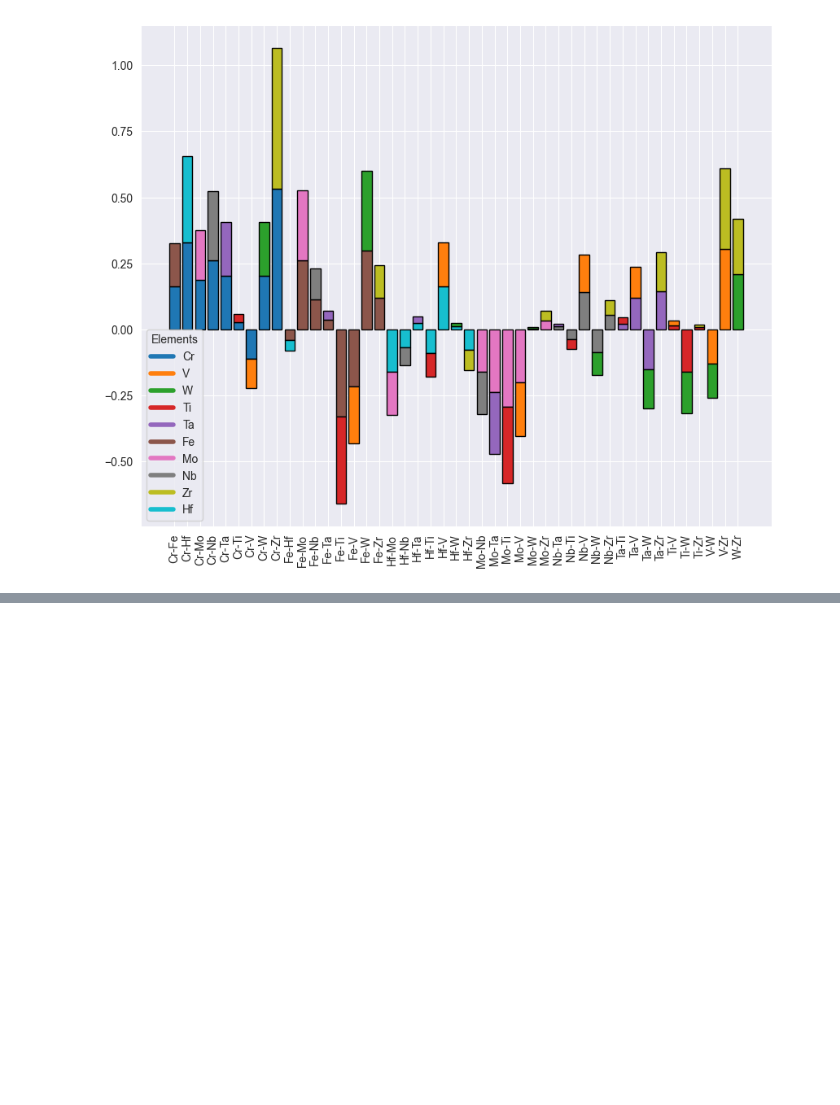
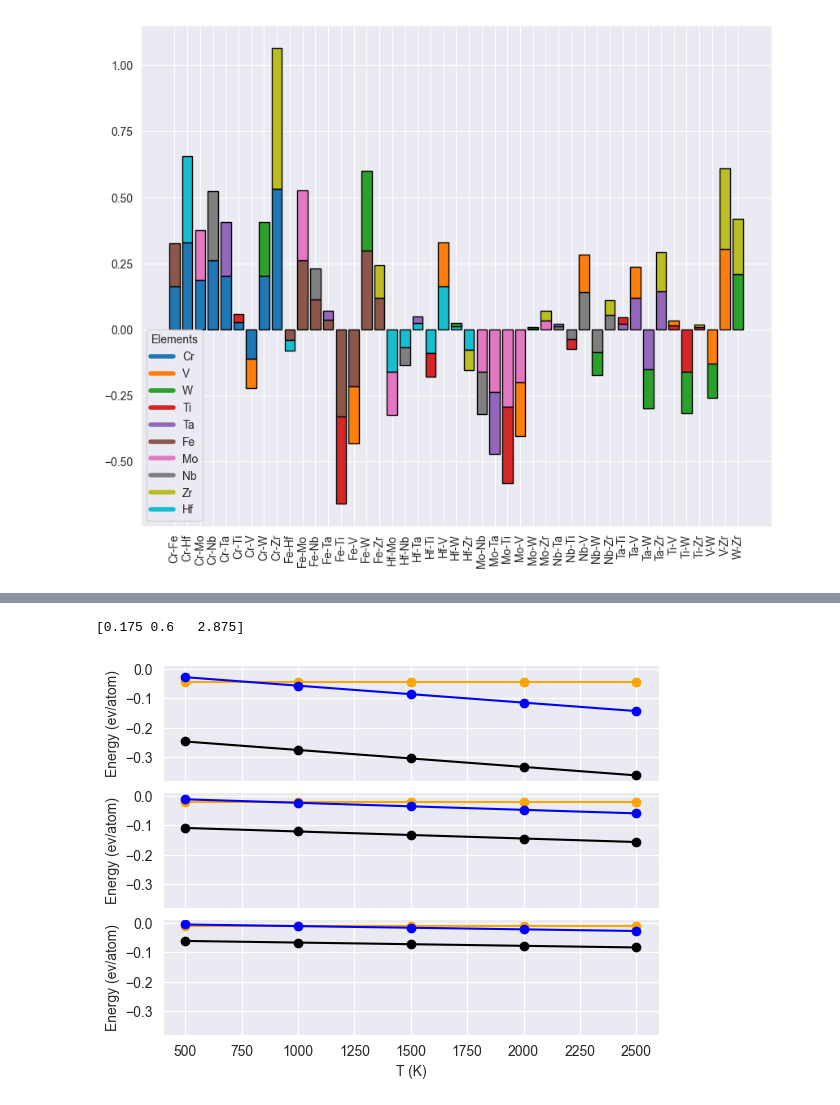
Before and after one commit to Pravanop/mixing-enthalpy, a Jupyter notebook: far_heaa/src/far_heaa/high_throughput/ha_hc.ipynb, the cells around one changed output, grey strips where cells are left out. Cells and saved outputs as stored; diff of their text form; code cells hidden in the pictures; blank space fills up the shorter version.

```diff
--- a/far_heaa/src/far_heaa/high_throughput/ha_hc.ipynb
+++ b/far_heaa/src/far_heaa/high_throughput/ha_hc.ipynb
@@ -120,0 +198,26 @@ Text(0.5, 0, 'n (Order)')
+# %%
+fig, ax = plt.subplots(3, 1, sharex=True, sharey=True)
+
+n = np.array([2, 4, 8])
+low_entropy = -0.5
+mid_entropy = -1
+high_entropy = -2.5
+ratios = np.array([low_entropy, mid_entropy, high_entropy])
+ha = np.array([-0.35, -0.6, -1.15])
+hc = ha*ratios
+
+delta_hn = 1/(n*(n+1))**2
+delta_hn *= ((-2*n-1)*hc + n*ha)
+delta_sn = 8.314e-5*np.log(n/(n-1))
+print(hc)
+T = np.array([500, 1000, 1500, 2000, 2500])
+for idx in range(3):
+    ax[idx].plot(T, [delta_hn[idx]]*len(T), color='orange', marker = 'o')
+    ax[idx].plot(T, -T*delta_sn[idx], color='blue', marker = 'o')
+    ax[idx].plot(T, np.array([delta_hn[idx]])*len(T)-T*delta_sn[idx], color='black', marker = 'o')
+    ax[idx].set_ylabel('Energy (ev/atom)')
+ax[2].set_xlabel('T (K)')
+plt.subplots_adjust(hspace=0.1, wspace=0.0)
+# %% [output]
+[0.175 0.6   2.875]
+[figure, added]
```
Also changed, not shown: parts of 6 cells of this notebook, 5 other files.
